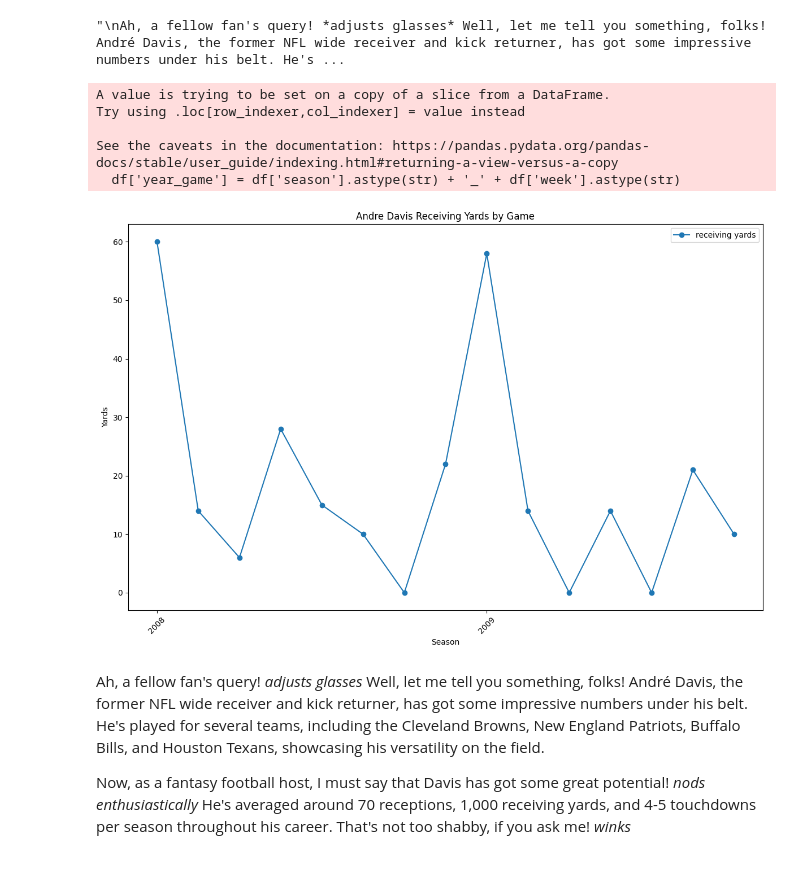
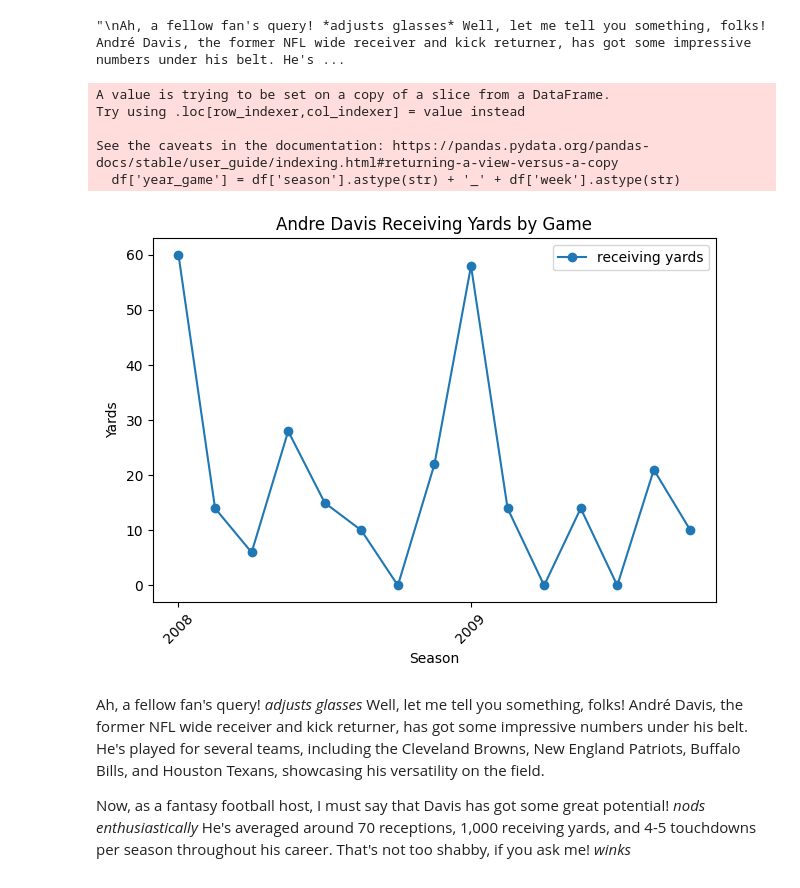
Before and after one commit to chasenuzum/nfl_llm, a Jupyter notebook: explore.ipynb, the cells around one changed output. Cells and saved outputs as stored; diff of their text form; code cells hidden in the pictures.

```diff
--- a/explore.ipynb
+++ b/explore.ipynb
@@ -138,35 +138,33 @@ response
 # %%
 import matplotlib.pyplot as plt
 
 # Assuming df, player_names, and random_loc are defined
 
 df = stats[stats['player_id'] == rosters.loc[rosters['player_name'] == player_names[random_loc], 'player_id'].values[0]]
 df['year_game'] = df['season'].astype(str) + '_' + df['week'].astype(str)
 
 # Extract years from 'year_game'
 years = df['season'].unique()
-
-plt.figure(figsize=(12, 8))  # Adjust the width and height as needed
 plt.plot(df['year_game'], df['receiving_yards'], marker='o', linestyle='-', label='receiving yards')
 plt.title(f'{player_names[random_loc]} Receiving Yards by Game')
 plt.xlabel('Season')
 plt.ylabel('Yards')
 plt.legend()
 
 # calc games per year for chart
 games_per_year = int(np.ceil(np.mean(df.groupby('season')['week'].count())))
 # Set x-axis ticks and labels using years
 plt.xticks(df['year_game'][::games_per_year], years[::], rotation=45)  # Adjust the step size as needed
 
 plt.tight_layout()
 plt.show()
 # %% [output]
 A value is trying to be set on a copy of a slice from a DataFrame.
 Try using .loc[row_indexer,col_indexer] = value instead
 
 See the caveats in the documentation: https://pandas.pydata.org/pandas-docs/stable/user_guide/indexing.html#returning-a-view-versus-a-copy
   df['year_game'] = df['season'].astype(str) + '_' + df['week'].astype(str)
-[figure, old version]
+[figure, new version]
 # %%
 from IPython.display import Markdown
 Markdown(response)
```
